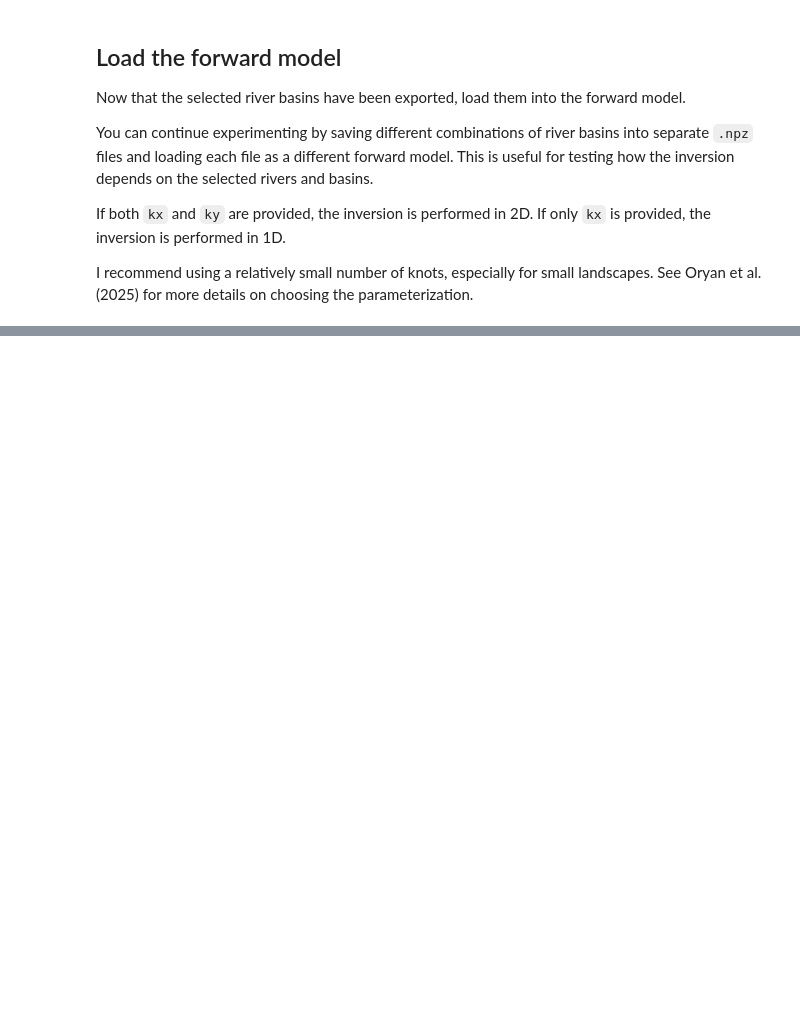
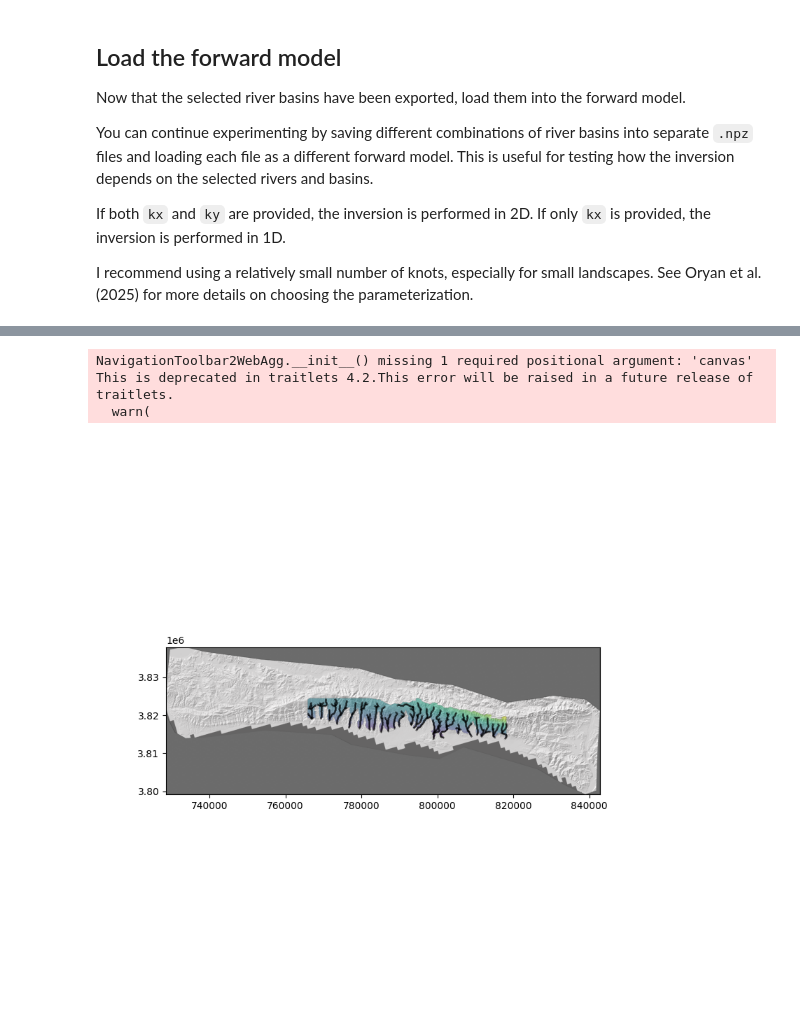
Before and after one commit to baroryan/ChInversionLandscpes, a Jupyter notebook: examples/chi_space_inversion.ipynb, the cells around one changed output, grey strips where cells are left out. Saved outputs shown, nothing was run; the diff lists cells and outputs as text; code cells hidden in the pictures; blank space fills up the shorter version.

```diff
--- a/examples/chi_space_inversion.ipynb
+++ b/examples/chi_space_inversion.ipynb
@@ -167,0 +155,2 @@ Index(['nodes', 'basinID', 'elevation', 'rows', 'cols', 'X', 'Y'], dtype='str')
+# %%
+inversion=chifrd.InvertLandScape(f_2d,d_inital=30,randomNoise=0,mu=0.1,std_m_n_as=0.01)
@@ -167,0 +178,8 @@ Index(['nodes', 'basinID', 'elevation', 'rows', 'cols', 'X', 'Y'], dtype='str')
+# %%
+fig,ax=plt.subplots(figsize=(8,8))
+uplift,cb=frdplt.Plot2DUpliftWithinBasins(f_2d.pixelMask, inversion.step[-1,3:], f=f_2d,addColorBar=False,ax=ax,returnUplift=True)
+# %% [output]
+NavigationToolbar2WebAgg.__init__() missing 1 required positional argument: 'canvas'
+This is deprecated in traitlets 4.2.This error will be raised in a future release of traitlets.
+  warn(
+[figure, added]
```
Also changed, not shown: parts of 7 cells of this notebook, 2 other files.
